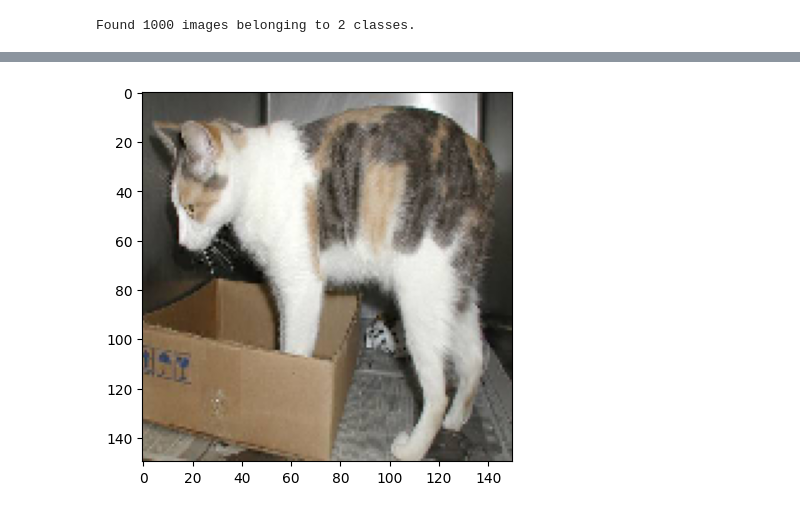
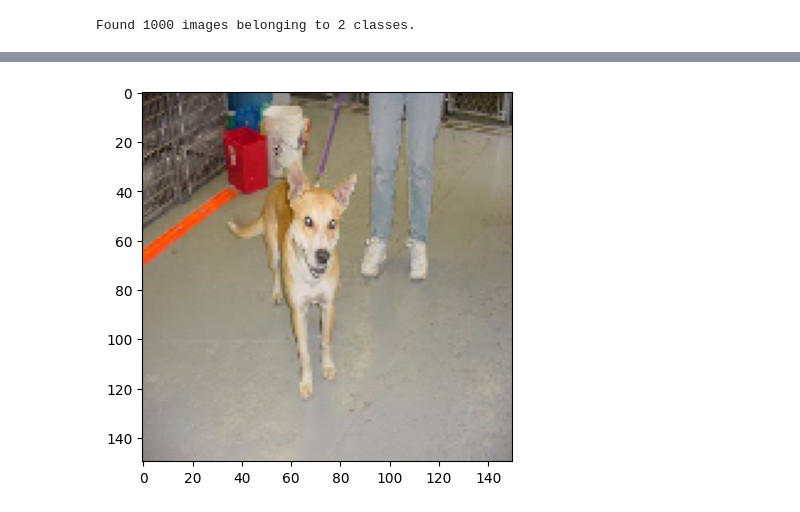
Before and after one commit to z-arabi/SRU-deeplearning-workshop, a Jupyter notebook: 07_CNN-cat_Vs_dog.ipynb, the cells around one changed output, grey strips where cells are left out. Cells and saved outputs as stored; diff of their text form; code cells hidden in the pictures.

```diff
--- a/07_CNN-cat_Vs_dog.ipynb
+++ b/07_CNN-cat_Vs_dog.ipynb
@@ -829,0 +847,24 @@ model_loaded.evaluate(test_generator)
+# %%
+import numpy as np
+
+fnames = [os.path.join(test_cats_dir, fname) for fname in os.listdir(test_cats_dir)]
+
+img_path = fnames[0]
+
+img = image.load_img(img_path, target_size=(150, 150))
+plt.imshow(img)
+
+# one sample > we don't need test gen
+
+x = image.img_to_array(img)
+x /= 255.
+
+# x = x.reshape((1,) + x.shape)
+x = np.expand_dims(x, axis=0)
+print(x.shape)
+
+predicted_output = model.predict(x)
+print(predicted_output)
+# the output of sigmoid > 0:cats / 1:dogs
+out = 1 if predicted_output > 0.5 else 0
+print(out)
@@ -830,7 +896,5 @@ model_loaded.evaluate(test_generator)
 # %%
-import numpy as np
-
-fnames = [os.path.join(test_cats_dir, fname) for fname in os.listdir(test_cats_dir)]
+fnames = [os.path.join(test_dogs_dir, fname) for fname in os.listdir(test_dogs_dir)]
 
 img_path = fnames[0]
 
@@ -842,7 +906,7 @@ x /= 255.
 x = np.expand_dims(x, axis=0)
 predicted_output = model.predict(x)
 print(predicted_output)
-# the output of sigmoid > 1:cat / 0:dog
+# the output of sigmoid > 0:cats / 1:dogs
 out = 1 if predicted_output > 0.5 else 0
 print(out)
 # %% [output]
@@ -851,2 +915,2 @@ print(out)
 1
-[figure, old version]
+[figure, new version]
```
Also changed, not shown: parts of 28 cells of this notebook.
